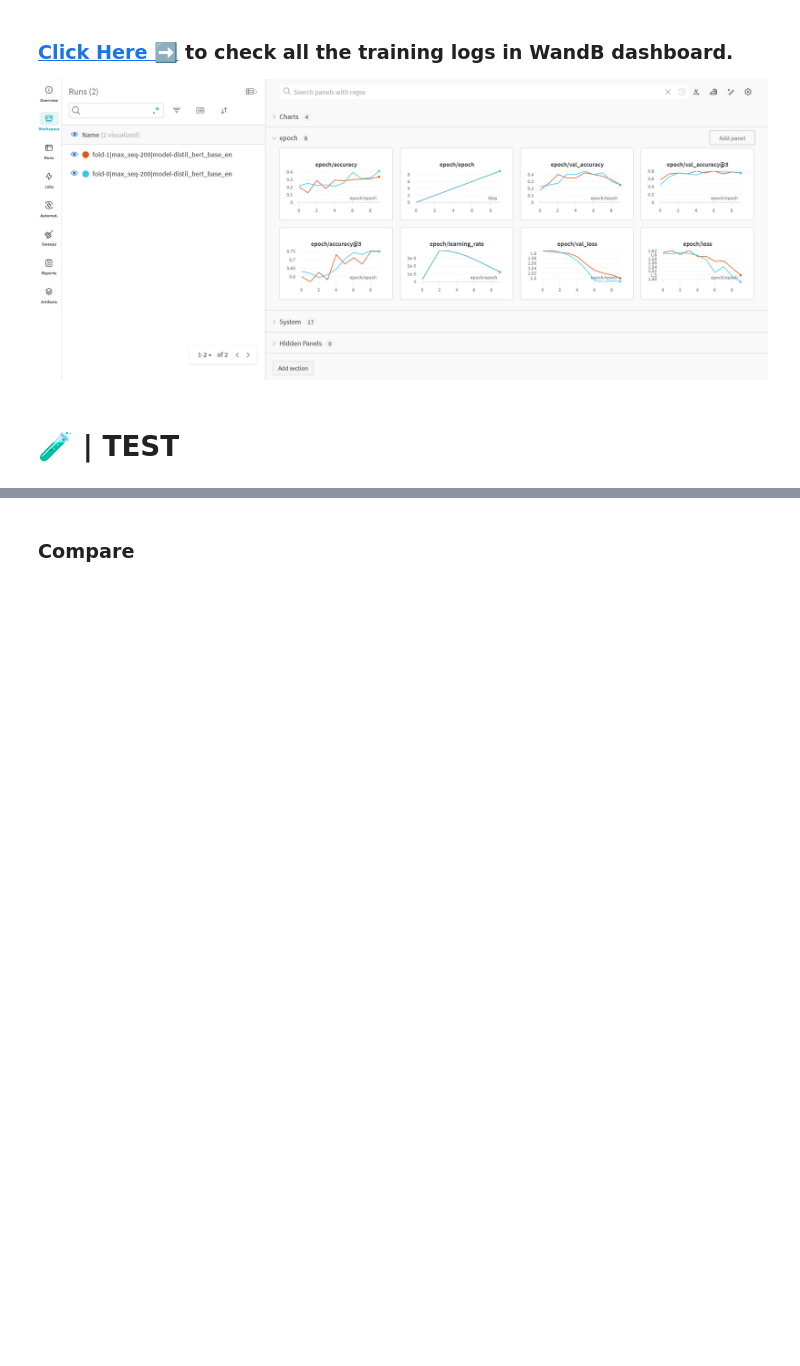
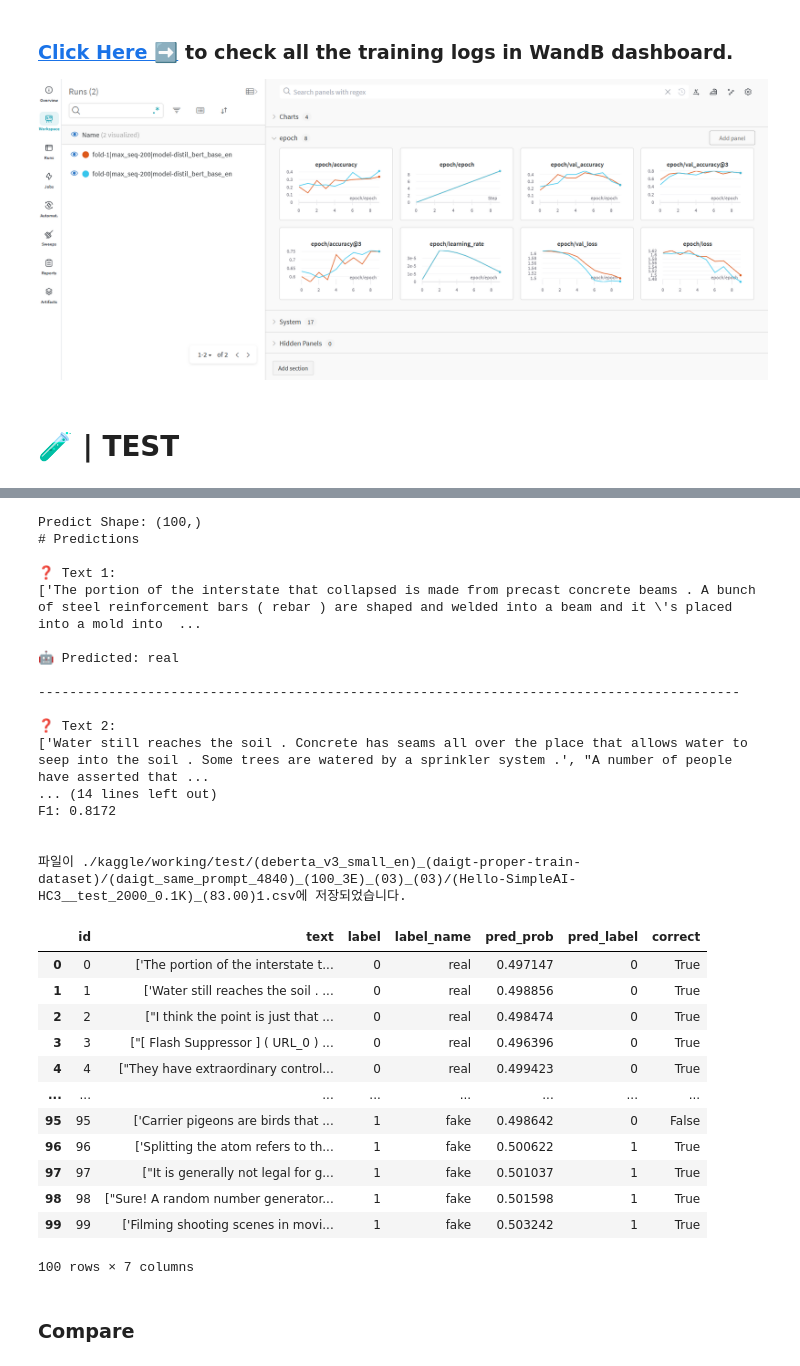
Before and after one commit to dinleo/Kaggle, a Jupyter notebook: llm-detect-ai-generated-text/Main.ipynb, the cells around one changed output, grey strips where cells are left out. Saved outputs shown, nothing was run; the diff lists cells and outputs as text; code cells hidden in the pictures; blank space fills up the shorter version.

Commit message:
submission

```diff
--- a/llm-detect-ai-generated-text/Main.ipynb
+++ b/llm-detect-ai-generated-text/Main.ipynb
@@ -289,10 +314,14 @@ Explore the following pages to access the available preprocessing and tokenizer
 - [Preprocessing](https://keras.io/api/keras_nlp/preprocessing_layers/)
 - [Tokenizers](https://keras.io/api/keras_nlp/tokenizers/)
 # %%
-preprocessor = keras_nlp.models.DebertaV3Preprocessor.from_preset(
+if CFG.SUBMISSION:
+    tokenizer= keras_nlp.models.DebertaV3Tokenizer('/kaggle/input/keras-nlp-deberta-v3-base-en-vocab-ds/vocab.spm')
+    preprocessor= keras_nlp.models.DebertaV3Preprocessor(tokenizer, sequence_length=CFG.sequence_length)
+else:
+    preprocessor = keras_nlp.models.DebertaV3Preprocessor.from_preset(
     preset=CFG.preset, # Name of the model
     sequence_length=CFG.sequence_length, # Max sequence length, will be padded if shorter
-)
+    )
 # %% [markdown]
 Now, let's examine what the output shape of the preprocessing layer looks like. The output shape of the layer can be represented as $(num\_choices, sequence\_length)$.
 # %%
@@ -519,7 +548,7 @@ def build_model():
     return model_
 # %%
 if CFG.LOAD_CKPT:
-    ckpt_path = f'{CFG.MODEL_DIR}/{CFG.MODEL_NAME}.keras'
+    ckpt_path = f'{CFG.MODEL_PATH}/{CFG.MODEL_FILE}.{CFG.MODEL_EXT}'
     print(ckpt_path)
     model = keras.models.load_model(
         ckpt_path,
@@ -582,25 +611,26 @@ def check_prediction(pred_prob, origin_df, save):
     total_auc = (total_cor * 100) / len(sub_df)
     print(f'Total Correct: {total_cor} / {len(sub_df)}')
     print(f'AUC: {total_auc:.2f} %')
+    print(f'F1: {f1_score(sub_df["label"], sub_df["pred_label"]):.4f}')
 
     if save:
-        file_name = f'{CFG.TEST_NAME}_{len(sub_df) / 1000}K)_({total_auc:.2f})'
-        folder_path = CFG.TEST_MODEL_DIR
-        save_path = f'{folder_path}{file_name}.csv'
+        file_name = f'{CFG.INFER_FILE}_{len(sub_df) / 1000}K)_({total_auc:.2f})'
+        folder_name = f'{CFG.INFER_PATH}/{CFG.INFER_FOLDER}'
+        save_path = f'{folder_name}/{file_name}.{CFG.INFER_EXT}'
         if os.path.exists(save_path):
             i = 1
-            save_path = f'{folder_path}{file_name}{i}.csv'
+            save_path = f'{folder_name}/{file_name}{i}.{CFG.INFER_EXT}'
             # 새로운 파일 이름 생성
             while os.path.exists(save_path):
                 i += 1
-                save_path = f'{folder_path}{file_name}{i}.csv'
-        elif not os.path.exists(folder_path):
-            os.makedirs(folder_path)
+                save_path = f'{folder_name}/{file_name}{i}.{CFG.INFER_EXT}'
+        elif not os.path.exists(folder_name):
+            os.makedirs(folder_name)
         sub_df.to_csv(f'{save_path}',index=False)
-        print(f'파일이 {save_path}에 저장되었습니다.')
+        print(f'\n\n파일이 {save_path}에 저장되었습니다.')
 
-        if CFG.MAKE_SUBMISSION:
-            sub_df.to_csv(f'{CFG.WORKING_PATH}/submission.csv',index=False)
+        if CFG.SUBMISSION:
+            sub_df.to_csv(f'{CFG.OUTPUT_PATH}/submission.csv', index=False)
 
     return sub_df
 # %% [markdown]
@@ -709,3 +739,36 @@ AUC: 84.03 %
+# %%
+check_prediction(pred_result, test_df, True)
+# %% [output]
+Predict Shape: (100,)
+# Predictions
+
+❓ Text 1:
+['The portion of the interstate that collapsed is made from precast concrete beams . A bunch of steel reinforcement bars ( rebar ) are shaped and welded into a beam and it \'s placed into a mold into  ...
+
+🤖 Predicted: real
+
+------------------------------------------------------------------------------------------
+
+❓ Text 2:
+['Water still reaches the soil . Concrete has seams all over the place that allows water to seep into the soil . Some trees are watered by a sprinkler system .', "A number of people have asserted that ...
+... (14 lines left out)
+F1: 0.8172
+
+
+파일이 ./kaggle/working/test/(deberta_v3_small_en)_(daigt-proper-train-dataset)/(daigt_same_prompt_4840)_(100_3E)_(03)_(03)/(Hello-SimpleAI-HC3__test_2000_0.1K)_(83.00)1.csv에 저장되었습니다.
+|  | id | text | label | label_name | pred_prob | pred_label | correct |
+| 0 | 0 | ['The portion of the interstate t... | 0 | real | 0.497147 | 0 | True |
+| 1 | 1 | ['Water still reaches the soil . ... | 0 | real | 0.498856 | 0 | True |
+| 2 | 2 | ["I think the point is just that ... | 0 | real | 0.498474 | 0 | True |
+| 3 | 3 | ["[ Flash Suppressor ] ( URL_0 ) ... | 0 | real | 0.496396 | 0 | True |
+| 4 | 4 | ["They have extraordinary control... | 0 | real | 0.499423 | 0 | True |
+| ... | ... | ... | ... | ... | ... | ... | ... |
+| 95 | 95 | ['Carrier pigeons are birds that ... | 1 | fake | 0.498642 | 0 | False |
+| 96 | 96 | ['Splitting the atom refers to th... | 1 | fake | 0.500622 | 1 | True |
+| 97 | 97 | ["It is generally not legal for g... | 1 | fake | 0.501037 | 1 | True |
+| 98 | 98 | ["Sure! A random number generator... | 1 | fake | 0.501598 | 1 | True |
+| 99 | 99 | ['Filming shooting scenes in movi... | 1 | fake | 0.503242 | 1 | True |
+100 rows × 7 columns
 # %% [markdown]
 ### Compare
 # %%
```
Also changed, not shown: parts of 9 cells of this notebook, 7 other files.
